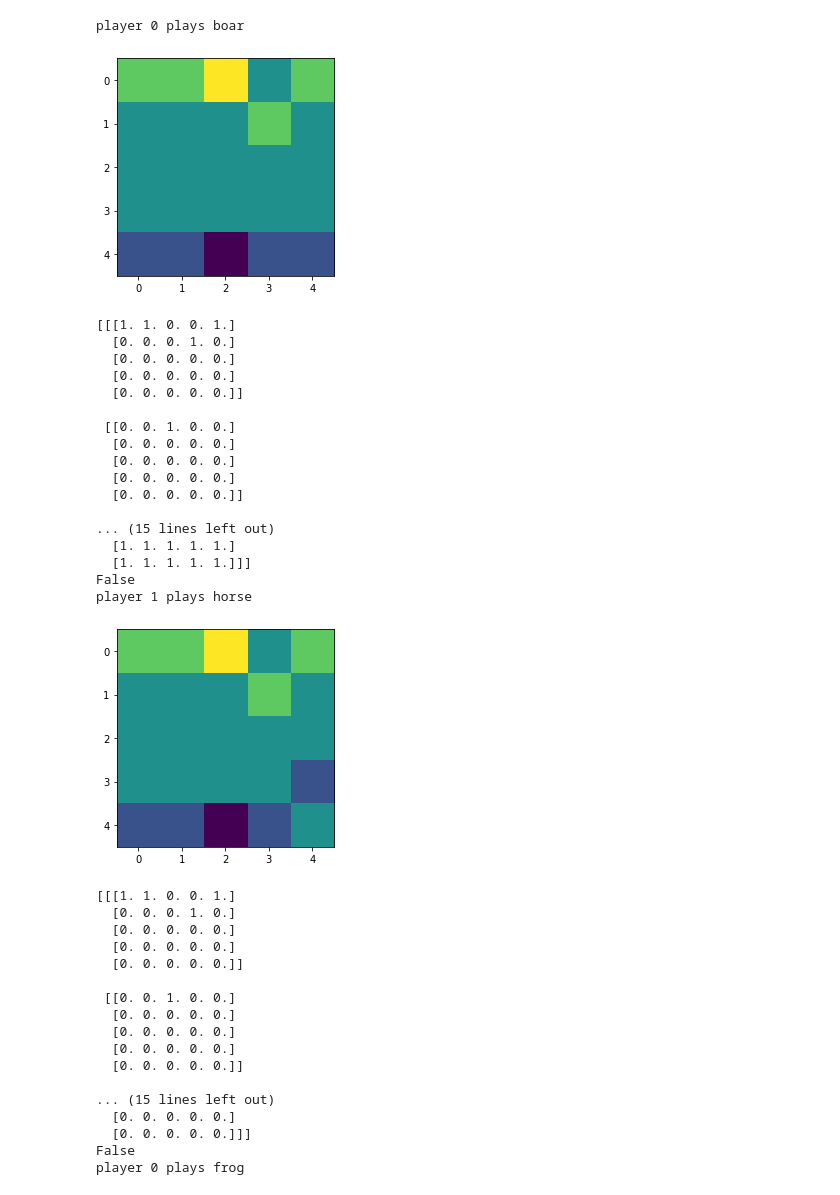
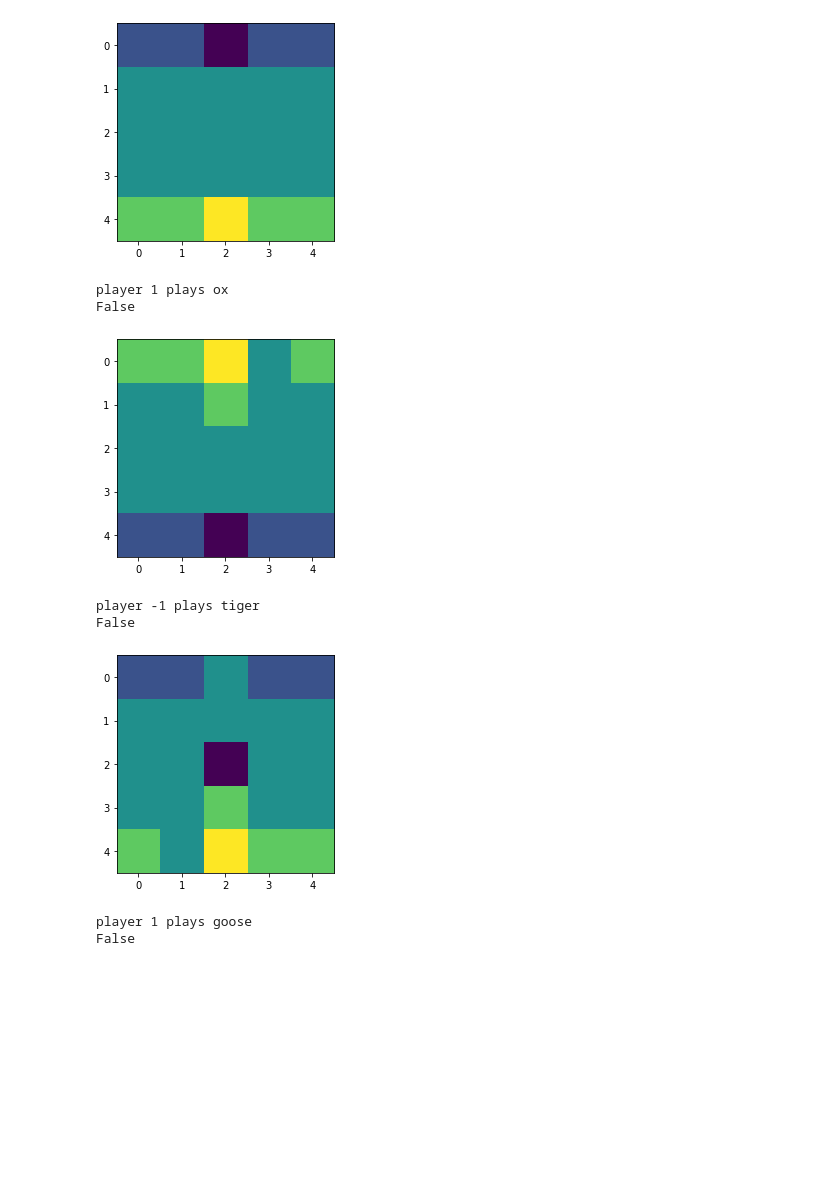
Before and after one commit to Nicolas-Maurer/Onitama_AlphaZero, a Jupyter notebook: Board.ipynb, the cells around one changed output. Drawn from its saved outputs; the diff is of its cells as text; code cells hidden in the pictures; blank space fills up the shorter version.

```diff
--- a/Board.ipynb
+++ b/Board.ipynb
@@ -291,46 +327,22 @@ policy = np.array([[[-1.735265  ,  0.895523  ,  0.59361506,  1.0263171 ,
 # %%
 root = Board(deck)
 # %%
+plt.imshow(root.board_2D)
+plt.show()
 for i in range(20):
-    root = root.move(policy)
+    possible_policy = root.get_legal_moves(policy[0])
+    action = choice(len(possible_policy.flatten()), 1,
+                  p=possible_policy.flatten())[0]
+    root = root.move(action)
     plt.imshow(root.board_2D)
     plt.show()
-    print(root.is_game_over())
 # %% [output]
+[figure, new version]
-player 0 plays boar
+player 1 plays ox
+False
-[figure, old version]
+[figure, new version]
-[[[1. 1. 0. 0. 1.]
-  [0. 0. 0. 1. 0.]
-  [0. 0. 0. 0. 0.]
-  [0. 0. 0. 0. 0.]
-  [0. 0. 0. 0. 0.]]
-
- [[0. 0. 1. 0. 0.]
-  [0. 0. 0. 0. 0.]
-  [0. 0. 0. 0. 0.]
-  [0. 0. 0. 0. 0.]
-  [0. 0. 0. 0. 0.]]
-
-... (15 lines left out)
-  [1. 1. 1. 1. 1.]
-  [1. 1. 1. 1. 1.]]]
+player -1 plays tiger
 False
-player 1 plays horse
-[figure, old version]
+[figure, new version]
-[[[1. 1. 0. 0. 1.]
-  [0. 0. 0. 1. 0.]
-  [0. 0. 0. 0. 0.]
-  [0. 0. 0. 0. 0.]
-  [0. 0. 0. 0. 0.]]
-
- [[0. 0. 1. 0. 0.]
-  [0. 0. 0. 0. 0.]
-  [0. 0. 0. 0. 0.]
-  [0. 0. 0. 0. 0.]
-  [0. 0. 0. 0. 0.]]
-
-... (15 lines left out)
-  [0. 0. 0. 0. 0.]
-  [0. 0. 0. 0. 0.]]]
+player 1 plays goose
 False
-player 0 plays frog
```
Also changed, not shown: parts of 5 cells of this notebook.
